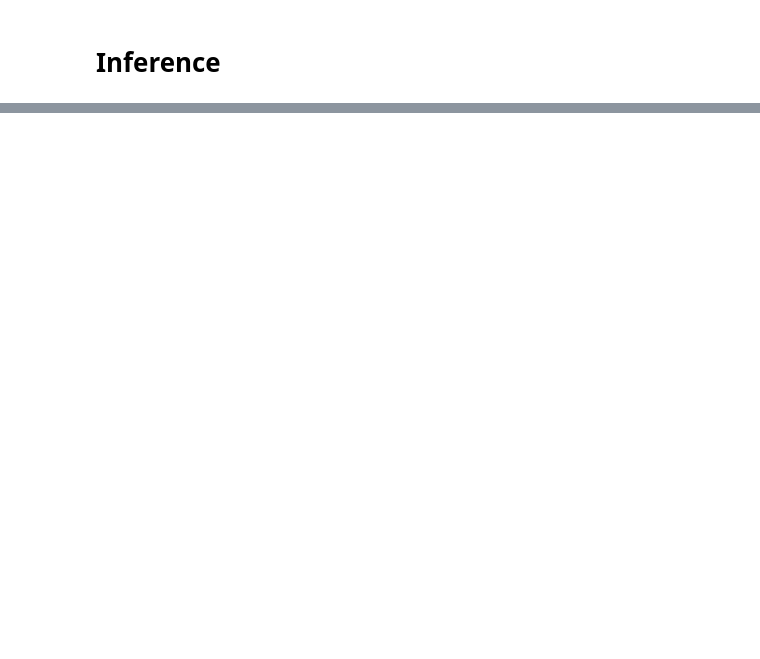
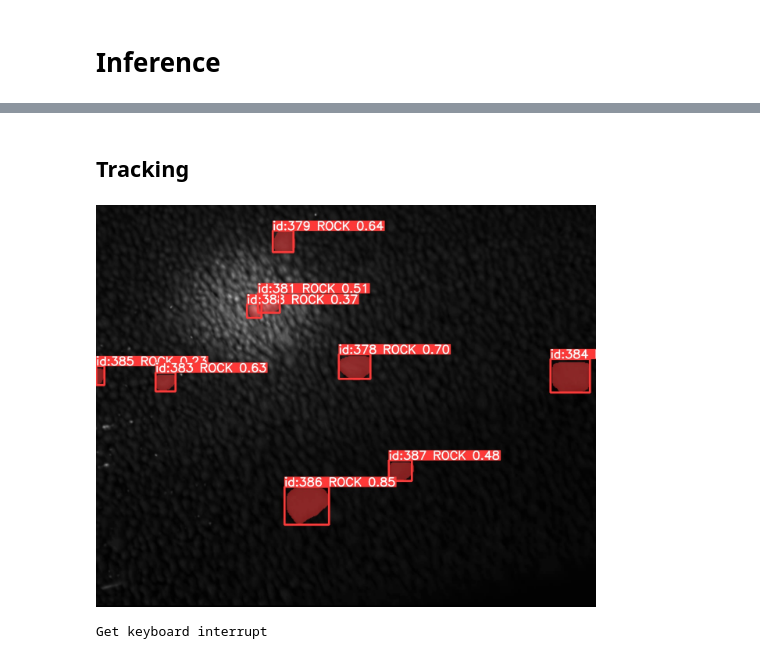
Before and after one commit to ssslakter/hits-rocks, a Jupyter notebook: nbs/01_baseline.ipynb, the cells around one changed output, grey strips where cells are left out. Drawn from its saved outputs; the diff is of its cells as text; code cells hidden in the pictures; blank space fills up the shorter version.

```diff
--- a/nbs/01_baseline.ipynb
+++ b/nbs/01_baseline.ipynb
@@ -85,0 +108,23 @@ process_and_display('../data/clods.mp4', segment_frame)
+# %% [markdown]
+## Tracking
+# %%
+import cv2
+
+video = cv2.VideoCapture('../data/clods.mp4')
+
+display_handle = display(None, display_id=True)
+try:
+    while True:
+        _, frame = video.read()
+        if frame is None:
+            break
+        results = yolo.track(frame, persist=True, verbose=False)
+        _, frame = cv2.imencode('.jpeg', results[0].plot())
+        display_handle.update(Image(data=frame.tobytes(), width=500, height=400))
+except KeyboardInterrupt:
+    print('Get keyboard interrupt')
+finally:
+    video.release()
+# %% [output]
+[figure, added]
+Get keyboard interrupt
```
Also changed, not shown: parts of 14 cells of this notebook, 2 other files.
